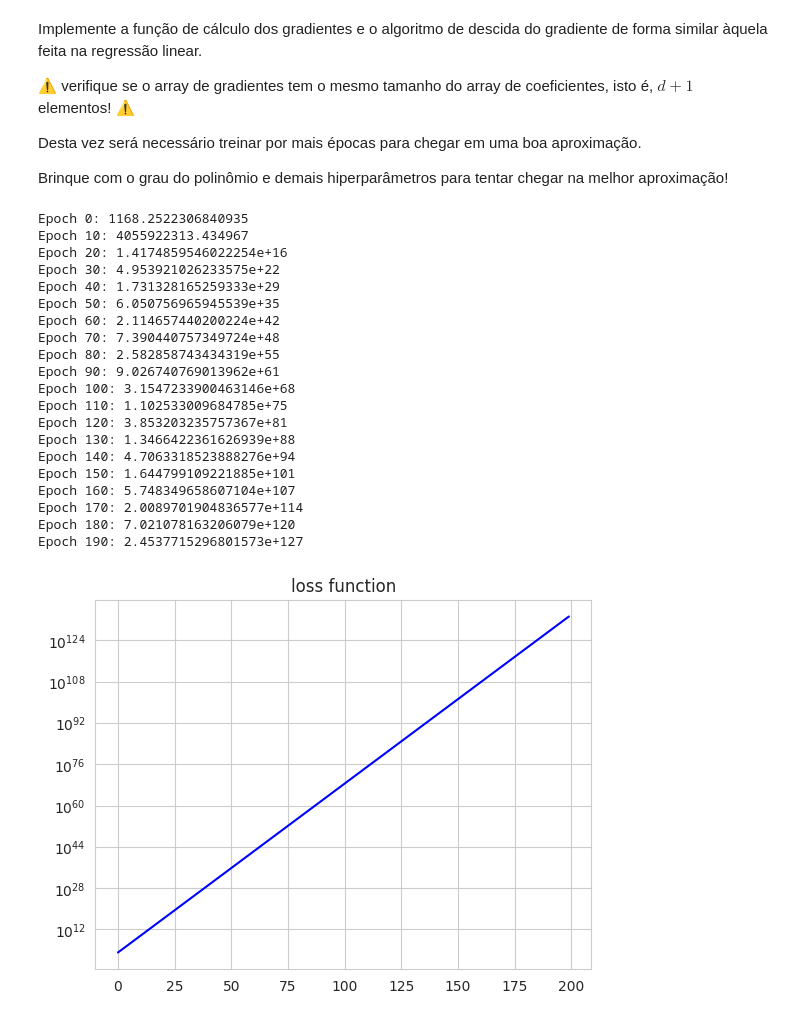
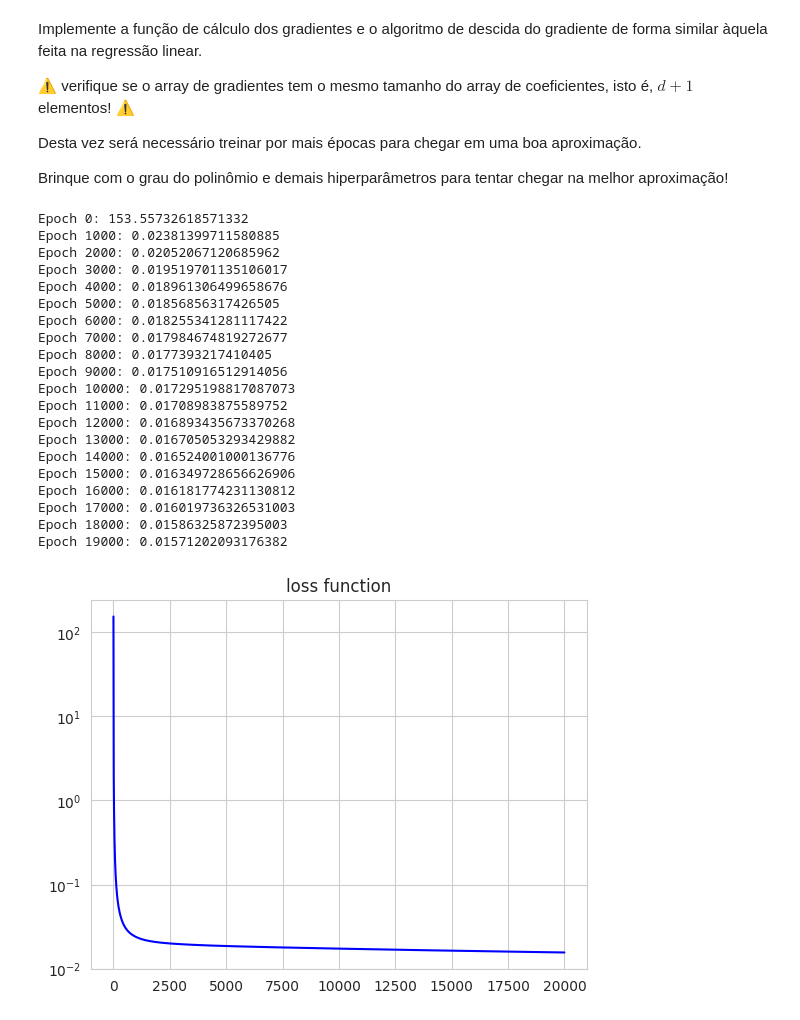
Before and after one commit to hygo2025/rna, a Jupyter notebook: 08_regression_especificacao.ipynb, the cells around one changed output. Drawn from its saved outputs; the diff is of its cells as text; code cells hidden in the pictures.

Commit message:
descida do gradiente

```diff
--- a/08_regression_especificacao.ipynb
+++ b/08_regression_especificacao.ipynb
@@ -510,80 +443,71 @@ Desta vez será necessário treinar por mais épocas para chegar em uma boa apro
 
 Brinque com o grau do polinômio e demais hiperparâmetros para tentar chegar na melhor aproximação!
 # %%
+
 from tqdm import tqdm
 
+def grad_fn(sample_x, sample_y, model):
+    grads = []
+    pred_y = model.forward(sample_x)
+    error_grad = 2 * (sample_y - pred_y)
+    for i in range(model._degree + 1):
+        grads.append(error_grad * (-(sample_x**i)))
+    return np.array(grads)
 
-def grad_fn(sample_x, sample_y, model):
-    grads =[]
-    pred_y = model.forward(sample_x)
-    errror_grad = 2 * (sample_y - pred_y)
-    for k in range(model._degree + 1):
-        grads.append(np.sum(errror_grad * sample_x ** k))
-    return grads
 
 def gd_train(x, y, model, grad_fn, lr, n_epochs):
     history = []
-
     for _ in tqdm(range(n_epochs)):
-
-        # reinicializa o gradiente com zero
         grads = np.zeros((model._degree + 1, ))
 
-        # itera sobre amostras do dataset
         for sample_x, sample_y in zip(x, y):
-
-            # soma a contribuicao da amostra nos gradientes
             grads += grad_fn(sample_x, sample_y, model)
 
-        # Realiza o passo de gradient descent
-        # ⚠️ Pode ser necessario modificar o nome dos atributos do modelo ⚠️
         model._coeffs -= lr * (1 / len(x)) * grads
 
-        # Salva o historico
         loss = loss_fn(x, y, model.forward)
-        # ⚠️ Pode ser necessario modificar o nome dos atributos do modelo ⚠️
         history.append([model._coeffs.copy(), loss])
 
     return history
 
 # reinicializa o modelo
-model = PolinomialRegression(3, np.random.random)
+model = PolinomialRegression(50, np.random.random)
 
 # treina o modelo
-history = gd_train(x, y, model, grad_fn, lr=5e-1, n_epochs=200)
+history = gd_train(x, y, model, grad_fn, lr=1e-1, n_epochs=20000)
 
 # mostra os valores da loss ao longo das epocas
 for epoch in range(0, len(history), len(history) // 20):
     loss = history[epoch][-1]
     print(f"Epoch {epoch}: {loss}")
 
 # plota a evolucao da loss
 plt.plot([h[-1] for h in history], '-', color='blue')
 plt.yscale('log')
 plt.title('loss function')
 plt.show()
 # %% [output]
-Epoch 0: 1168.2522306840935
-Epoch 10: 4055922313.434967
-Epoch 20: 1.4174859546022254e+16
-Epoch 30: 4.953921026233575e+22
-Epoch 40: 1.731328165259333e+29
-Epoch 50: 6.050756965945539e+35
-Epoch 60: 2.114657440200224e+42
-Epoch 70: 7.390440757349724e+48
-Epoch 80: 2.582858743434319e+55
-Epoch 90: 9.026740769013962e+61
-Epoch 100: 3.1547233900463146e+68
-Epoch 110: 1.102533009684785e+75
-Epoch 120: 3.853203235757367e+81
-Epoch 130: 1.3466422361626939e+88
-Epoch 140: 4.7063318523888276e+94
-Epoch 150: 1.644799109221885e+101
-Epoch 160: 5.748349658607104e+107
-Epoch 170: 2.0089701904836577e+114
-Epoch 180: 7.021078163206079e+120
-Epoch 190: 2.4537715296801573e+127
+Epoch 0: 153.55732618571332
+Epoch 1000: 0.02381399711580885
+Epoch 2000: 0.02052067120685962
+Epoch 3000: 0.019519701135106017
+Epoch 4000: 0.018961306499658676
+Epoch 5000: 0.01856856317426505
+Epoch 6000: 0.018255341281117422
+Epoch 7000: 0.017984674819272677
+Epoch 8000: 0.0177393217410405
+Epoch 9000: 0.017510916512914056
+Epoch 10000: 0.017295198817087073
+Epoch 11000: 0.01708983875589752
+Epoch 12000: 0.016893435673370268
+Epoch 13000: 0.016705053293429882
+Epoch 14000: 0.016524001000136776
+Epoch 15000: 0.016349728656626906
+Epoch 16000: 0.016181774231130812
+Epoch 17000: 0.016019736326531003
+Epoch 18000: 0.01586325872395003
+Epoch 19000: 0.01571202093176382
-[figure, old version]
+[figure, new version]
 # %%
 
 plt.figure(figsize=(20, 20))
```
Also changed, not shown: parts of 10 cells of this notebook, 1 other file.
